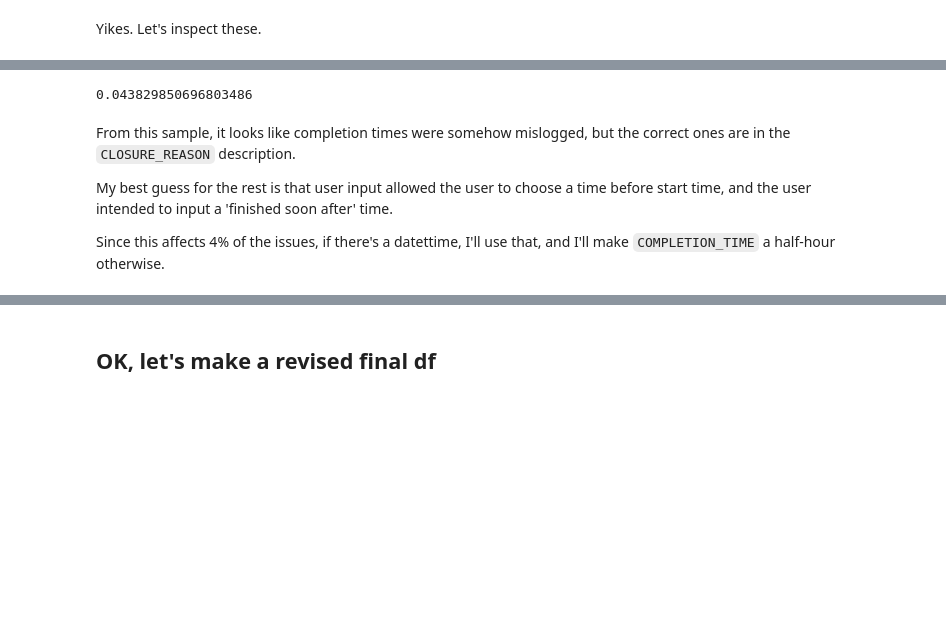
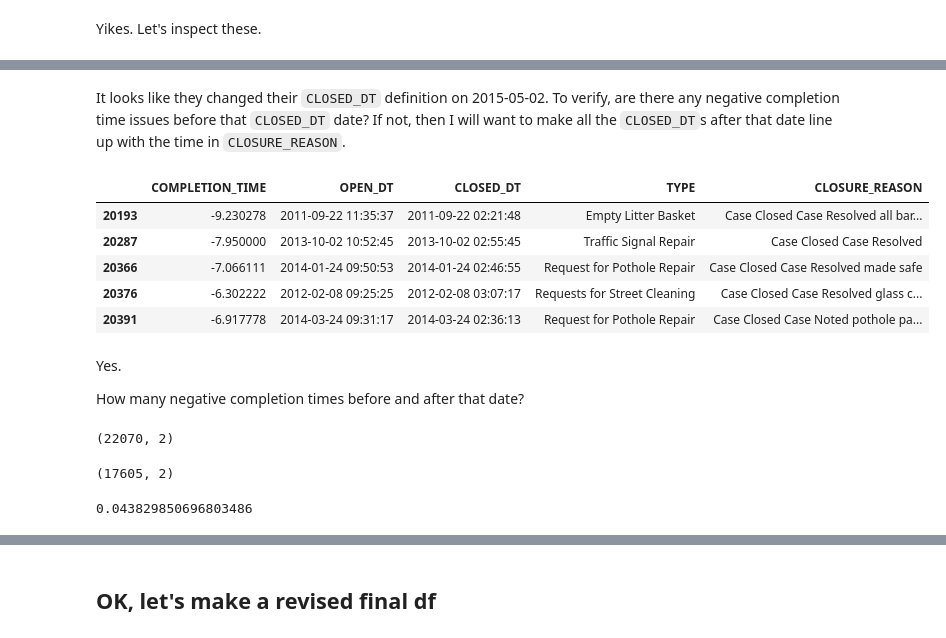
Before and after one commit to aok1425/311-prediction-times, a Jupyter notebook: 01 cleaning/06 dropping invalid or duplicate issues.ipynb, the cells around one changed output, grey strips where cells are left out. Drawn from its saved outputs; the diff is of its cells as text; code cells hidden in the pictures; blank space fills up the shorter version.

```diff
--- a/01 cleaning/06 dropping invalid or duplicate issues.ipynb
+++ b/01 cleaning/06 dropping invalid or duplicate issues.ipynb
@@ -69,10 +91,27 @@ aa
+# %% [markdown]
+It looks like they changed their `CLOSED_DT` definition on 2015-05-02. To verify, are there any negative completion time issues before that `CLOSED_DT` date? If not, then I will want to make all the `CLOSED_DT`s after that date line up with the time in `CLOSURE_REASON`.
+# %%
+df1[['COMPLETION_TIME', 'OPEN_DT', 'CLOSED_DT', 'TYPE', 'CLOSURE_REASON']][df1.COMPLETION_TIME < 0][df1.CLOSED_DT < '2015-05-02'].head(500).tail()
+# %% [output]
+|  | COMPLETION_TIME | OPEN_DT | CLOSED_DT | TYPE | CLOSURE_REASON |
+| 20193 | -9.230278 | 2011-09-22 11:35:37 | 2011-09-22 02:21:48 | Empty Litter Basket | Case Closed Case Resolved all bar... |
+| 20287 | -7.950000 | 2013-10-02 10:52:45 | 2013-10-02 02:55:45 | Traffic Signal Repair | Case Closed Case Resolved |
+| 20366 | -7.066111 | 2014-01-24 09:50:53 | 2014-01-24 02:46:55 | Request for Pothole Repair | Case Closed Case Resolved made safe |
+| 20376 | -6.302222 | 2012-02-08 09:25:25 | 2012-02-08 03:07:17 | Requests for Street Cleaning | Case Closed Case Resolved glass c... |
+| 20391 | -6.917778 | 2014-03-24 09:31:17 | 2014-03-24 02:36:13 | Request for Pothole Repair | Case Closed Case Noted pothole pa... |
+# %% [markdown]
+Yes.
+
+How many negative completion times before and after that date?
+# %%
+df1[['COMPLETION_TIME', 'CLOSED_DT']][df1.COMPLETION_TIME < 0][df1.CLOSED_DT < '2015-05-02'].shape
+# %% [output]
+(22070, 2)
+# %%
+df1[['COMPLETION_TIME', 'CLOSED_DT']][df1.COMPLETION_TIME < 0][df1.CLOSED_DT > '2015-05-02'].shape
+# %% [output]
+(17605, 2)
 # %%
 39675 / 905205.
 # %% [output]
 0.043829850696803486
-# %% [markdown]
-From this sample, it looks like completion times were somehow mislogged, but the correct ones are in the `CLOSURE_REASON` description.
-
-My best guess for the rest is that user input allowed the user to choose a time before start time, and the user intended to input a 'finished soon after' time.
-
-Since this affects 4% of the issues, if there's a datettime, I'll use that, and I'll make `COMPLETION_TIME` a half-hour otherwise.
```
Also changed, not shown: parts of 11 cells of this notebook, 1 other file.
